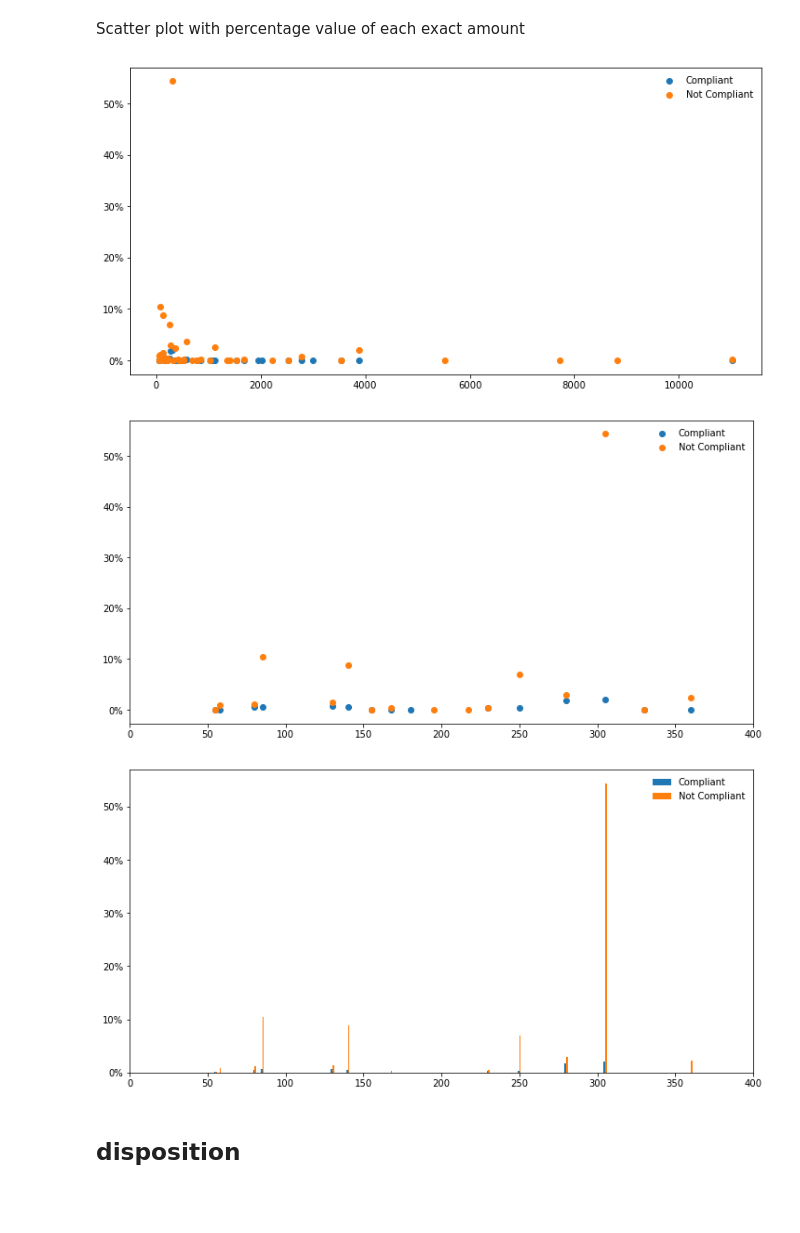
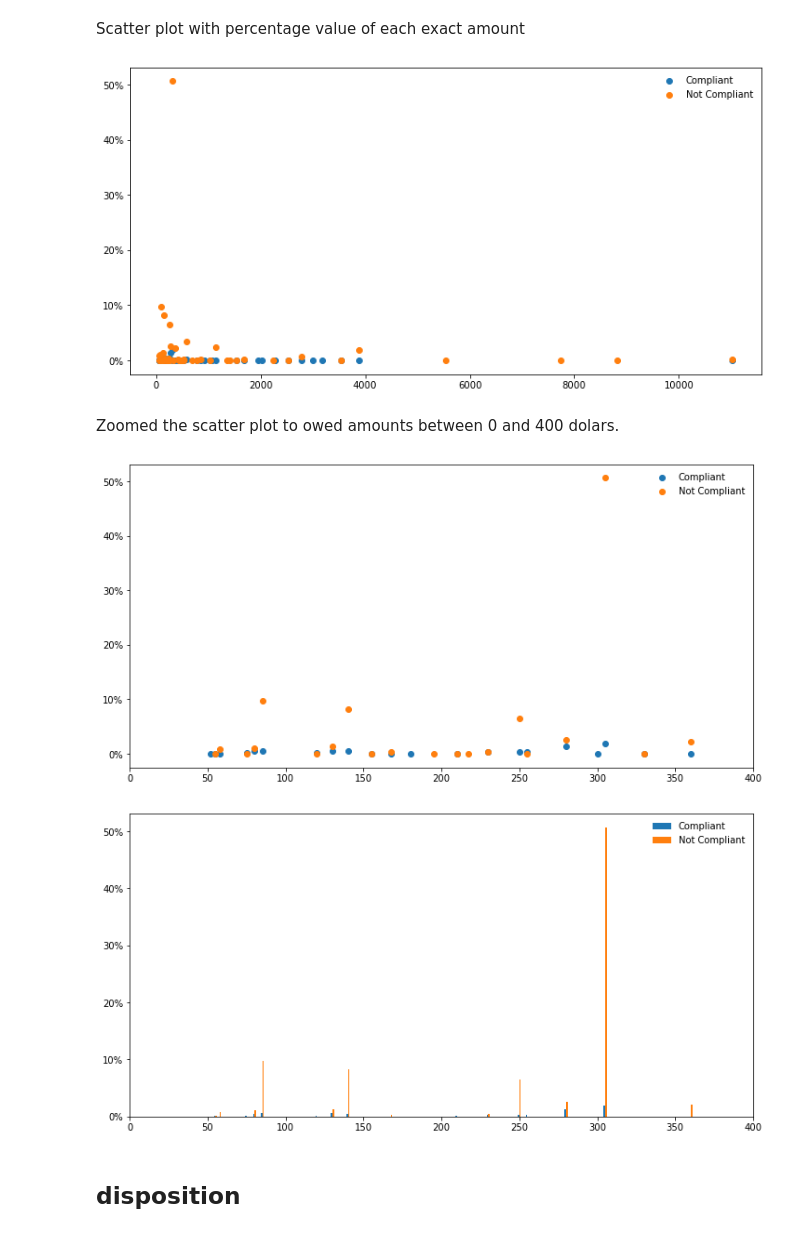
Before and after one commit to henriqueumeda/Property-Maintenance-Blight-Ticket-Fines, a Jupyter notebook: Property Maintenance Blight Ticket Fines.ipynb, the cells around one changed output. Cells and saved outputs as stored; diff of their text form; code cells hidden in the pictures; blank space fills up the shorter version.

```diff
--- a/Property Maintenance Blight Ticket Fines.ipynb
+++ b/Property Maintenance Blight Ticket Fines.ipynb
@@ -153,6 +141,7 @@ def define_percentage_compliance(df, field):
 
     compliance[1] = df[df['compliance'] == 1][field].value_counts()
     compliance[0] = df[df['compliance'] == 0][field].value_counts()
+    compliance['total'] = total_people
 
     return compliance
 # %%
@@ -213,8 +202,8 @@ def plot_percent_compliance_scatter_chart(field, xlim=(), ylim=(), legend=['Comp
     compliance = define_percentage_compliance(df, field)
     plt.figure(figsize=(12,6))
     ax = plt.subplot(111)
-    ax.scatter(compliance[1].index, compliance[1].apply(lambda x: x/total_people), marker='o')
-    ax.scatter(compliance[0].index, compliance[0].apply(lambda x: x/total_people), marker='o')
+    ax.scatter(compliance[1].index, compliance[1].apply(lambda x: x/compliance['total']), marker='o')
+    ax.scatter(compliance[0].index, compliance[0].apply(lambda x: x/compliance['total']), marker='o')
 
     if len(xlim) > 0:
         plt.xlim(xlim[0], xlim[1])
@@ -295,17 +324,19 @@ plot_percent_compliance_bar_folds_chart(compliance_sizes)
 # %% [markdown]
 Scatter plot with percentage value of each exact amount
 # %%
-plot_percent_compliance_scatter_chart('judgment_amount')
+plot_percent_compliance_scatter_chart('owed_amount')
 # %% [output]
-[figure, old version]
+[figure, new version]
+# %% [markdown]
+Zoomed the scatter plot to owed amounts between 0 and 400 dolars.
 # %%
-plot_percent_compliance_scatter_chart('judgment_amount', xlim=(0,400))
+plot_percent_compliance_scatter_chart('owed_amount', xlim=(0,400))
 # %% [output]
-[figure, old version]
+[figure, new version]
 # %%
-plot_percent_compliance_bar_chart('judgment_amount', xlim=(0,400))
+plot_percent_compliance_bar_chart('owed_amount', xlim=(0,400))
 # %% [output]
-[figure, old version]
+[figure, new version]
 # %% [markdown]
 ## disposition
 # %% [markdown]
```
Also changed, not shown: parts of 53 cells of this notebook.
